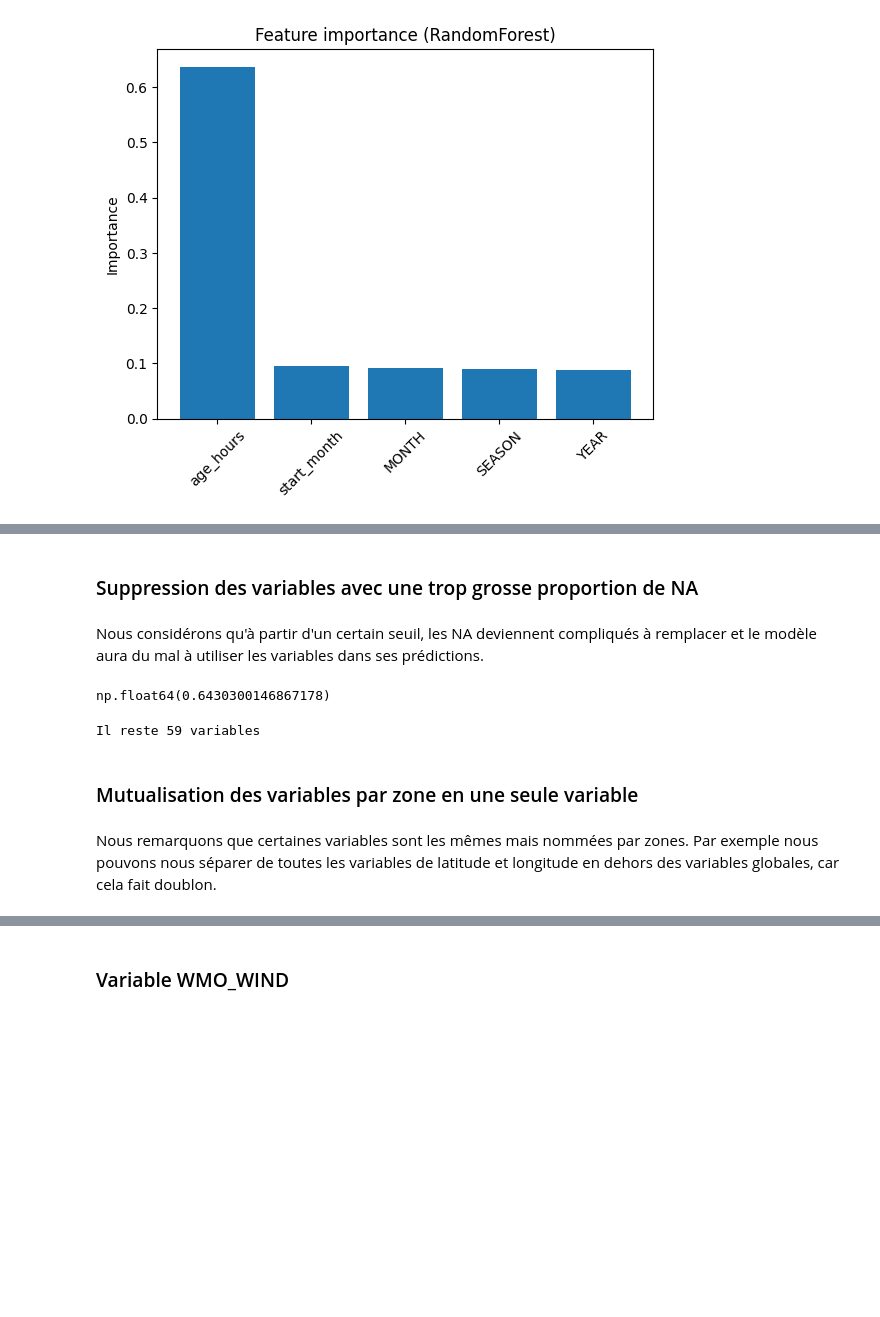
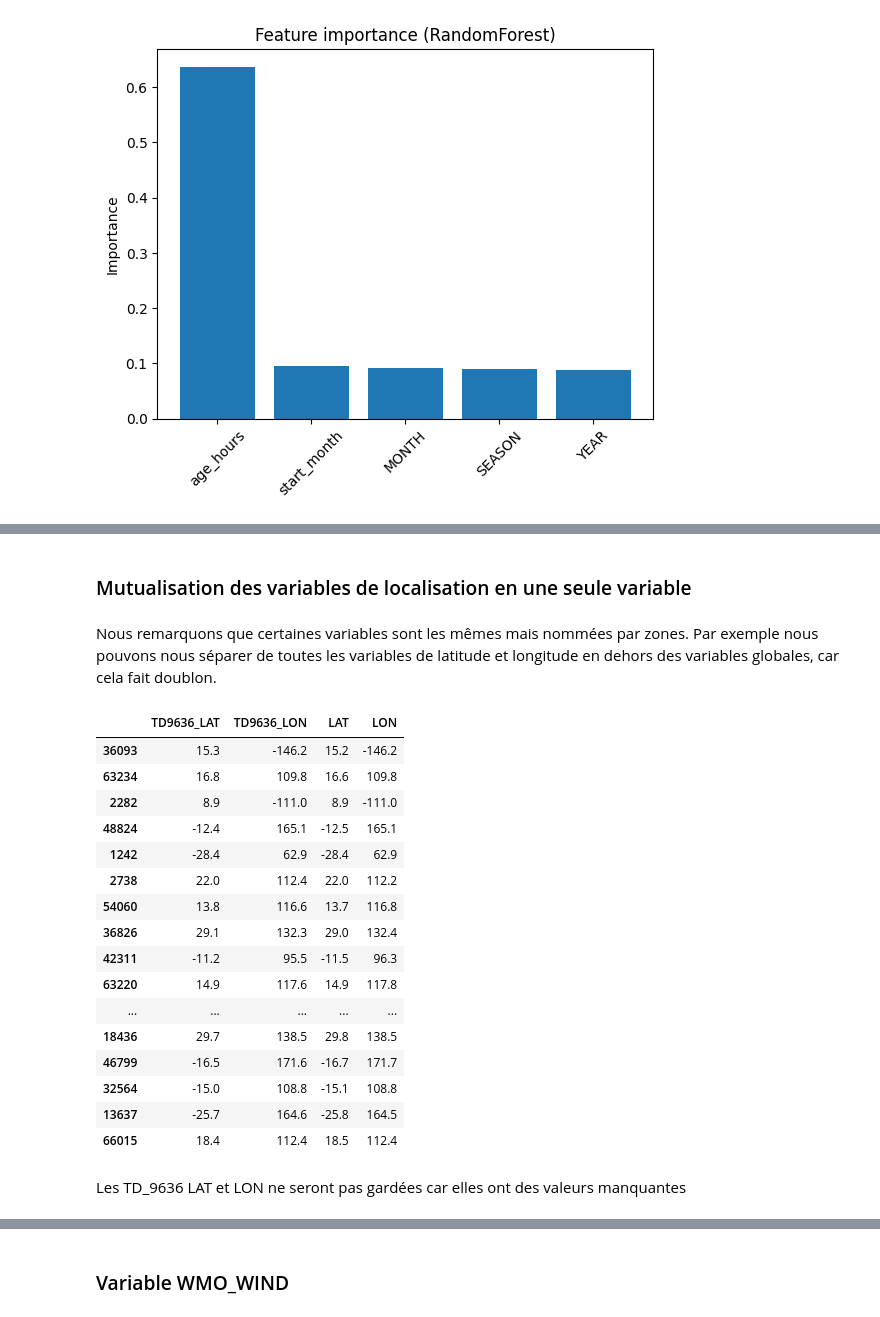
Before and after one commit to 1leolem1/Tropical-Cyclone-Strength-Prediction, a Jupyter notebook: EDA_Paul.ipynb, the cells around one changed output, grey strips where cells are left out. Drawn from its saved outputs; the diff is of its cells as text; code cells hidden in the pictures; blank space fills up the shorter version.

```diff
--- a/EDA_Paul.ipynb
+++ b/EDA_Paul.ipynb
@@ -704,4 +671,0 @@ See the caveats in the documentation: https://pandas.pydata.org/pandas-docs/stab
-# %% [markdown]
-### Suppression des variables avec une trop grosse proportion de NA
-# %% [markdown]
-Nous considérons qu'à partir d'un certain seuil, les NA deviennent compliqués à remplacer et le modèle aura du mal à utiliser les variables dans ses prédictions.
@@ -712,15 +672,29 @@ df= df.loc[:, nan_ratio < threshold]
-# %%
-nan_ratio["WMO_WIND"]
-# %% [output]
-np.float64(0.6430300146867178)
-# %%
-print(f"Il reste {df.shape[1]} variables")
-# %% [output]
-Il reste 59 variables
 # %% [markdown]
-### Mutualisation des variables par zone en une seule variable
+### Mutualisation des variables de localisation en une seule variable
 # %% [markdown]
 Nous remarquons que certaines variables sont les mêmes mais nommées par zones. Par exemple nous pouvons nous séparer de toutes les variables de latitude et longitude en dehors des variables globales, car cela fait doublon.
+# %%
+df[["TD9636_LAT","TD9636_LON","LAT","LON"]].sample(20)
+# %% [output]
+|  | TD9636_LAT | TD9636_LON | LAT | LON |
+| 36093 | 15.3 | -146.2 | 15.2 | -146.2 |
+| 63234 | 16.8 | 109.8 | 16.6 | 109.8 |
+| 2282 | 8.9 | -111.0 | 8.9 | -111.0 |
+| 48824 | -12.4 | 165.1 | -12.5 | 165.1 |
+| 1242 | -28.4 | 62.9 | -28.4 | 62.9 |
+| 2738 | 22.0 | 112.4 | 22.0 | 112.2 |
+| 54060 | 13.8 | 116.6 | 13.7 | 116.8 |
+| 36826 | 29.1 | 132.3 | 29.0 | 132.4 |
+| 42311 | -11.2 | 95.5 | -11.5 | 96.3 |
+| 63220 | 14.9 | 117.6 | 14.9 | 117.8 |
+| ... | ... | ... | ... | ... |
+| 18436 | 29.7 | 138.5 | 29.8 | 138.5 |
+| 46799 | -16.5 | 171.6 | -16.7 | 171.7 |
+| 32564 | -15.0 | 108.8 | -15.1 | 108.8 |
+| 13637 | -25.7 | 164.6 | -25.8 | 164.5 |
+| 66015 | 18.4 | 112.4 | 18.5 | 112.4 |
+# %% [markdown]
+Les TD_9636 LAT et LON ne seront pas gardées car elles ont des valeurs manquantes
 # %%
 df = df.drop(columns=[col for col in df.columns if col.endswith('_LON') or col.endswith('_LAT')])
 print(f"Il reste {df.shape[1]} variables")
```
Also changed, not shown: parts of 57 cells of this notebook.
